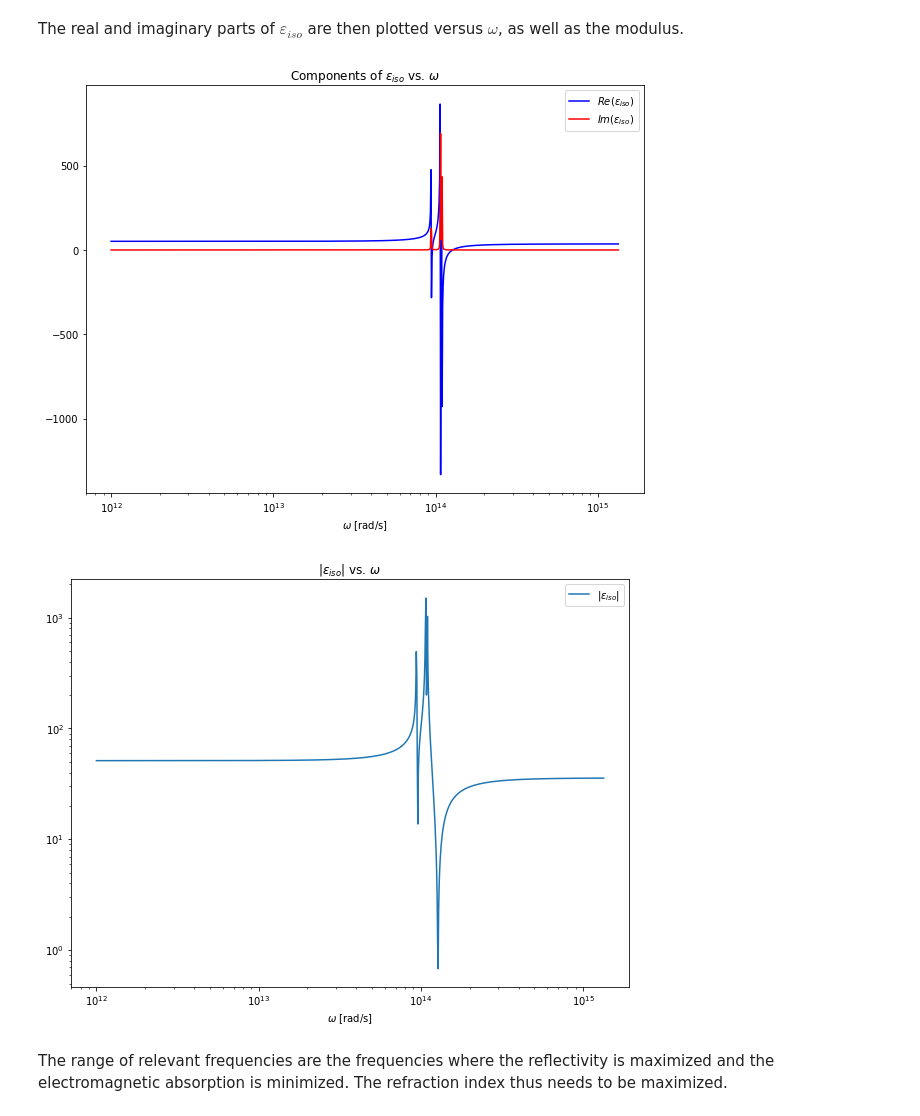
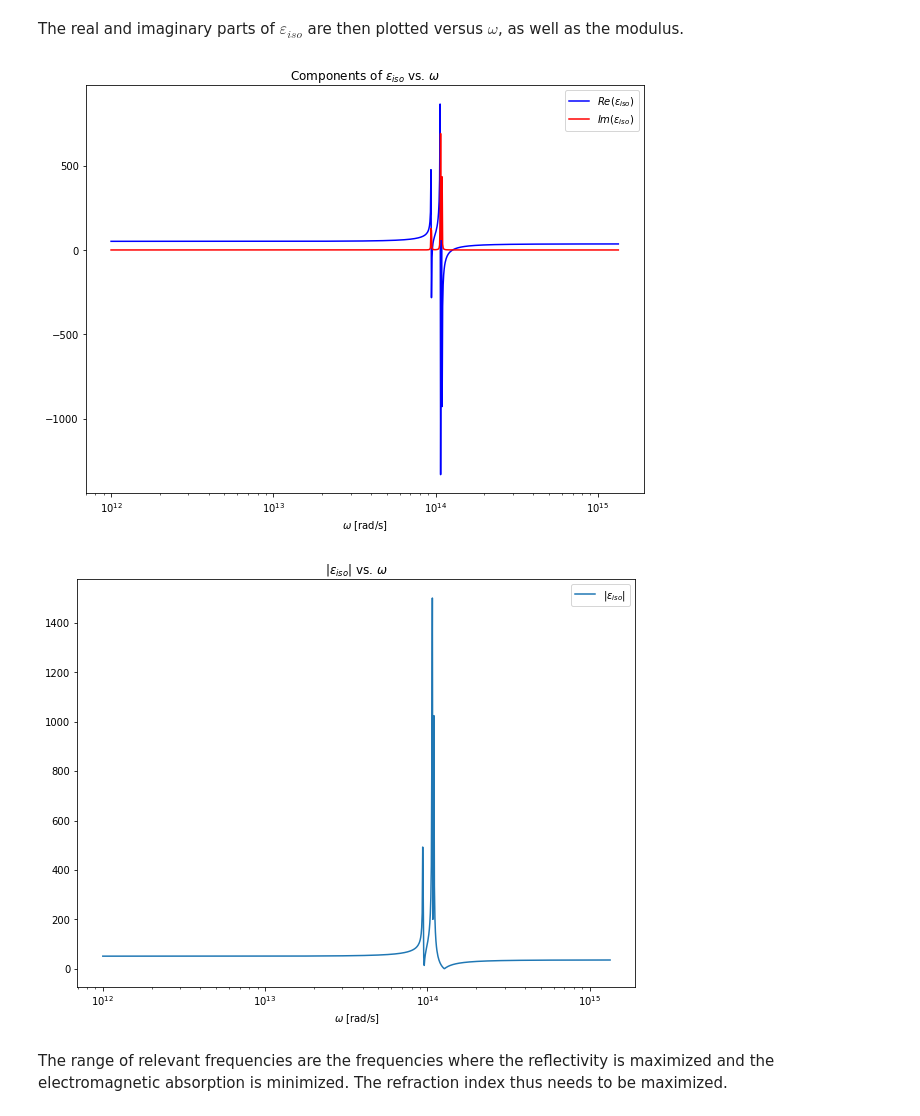
Before and after one commit to idommisse/lmapr2001, a Jupyter notebook: Block2_section1_5.ipynb, the cells around one changed output. Cells and saved outputs as stored; diff of their text form; code cells hidden in the pictures.

```diff
--- a/Block2_section1_5.ipynb
+++ b/Block2_section1_5.ipynb
@@ -75,25 +75,24 @@ The real and imaginary parts of $\varepsilon_{iso}$ are then plotted versus $\om
 # %%
 epsilonIsoReal = np.array([x.real for x in epsilonIso])
 epsilonIsoImg = np.array([x.imag for x in epsilonIso])
 plt.figure(figsize=(10,7.5))
 plt.plot(omega,epsilonIsoReal,'-b',label=r'$Re(\epsilon_{iso})$')
 plt.plot(omega,epsilonIsoImg,'-r',label=r'$Im(\epsilon_{iso})$')
 plt.xscale("log")
 plt.legend()
 plt.title(r'Components of $\varepsilon_{iso}$ vs. $\omega$')
 plt.xlabel(r'$\omega$ [rad/s]')
 
 plt.figure(figsize=(10,7.5))
 plt.plot(omega,np.sqrt(epsilonIsoReal**2+epsilonIsoImg**2),label=r'$\vert\epsilon_{iso}\vert$')
 plt.legend()
 plt.xscale("log")
-plt.yscale('log')
 plt.title(r'$|\varepsilon_{iso}|$ vs. $\omega$')
 plt.xlabel(r'$\omega$ [rad/s]')
 plt.show()
 # %% [output]
 [figure]
-[figure, old version]
+[figure, new version]
 # %% [markdown]
 The range of relevant frequencies are the frequencies where the reflectivity is maximized and the electromagnetic absorption is minimized. The refraction index thus needs to be maximized.
 # %% [markdown]
```
Also changed, not shown: parts of 1 cell of this notebook.
